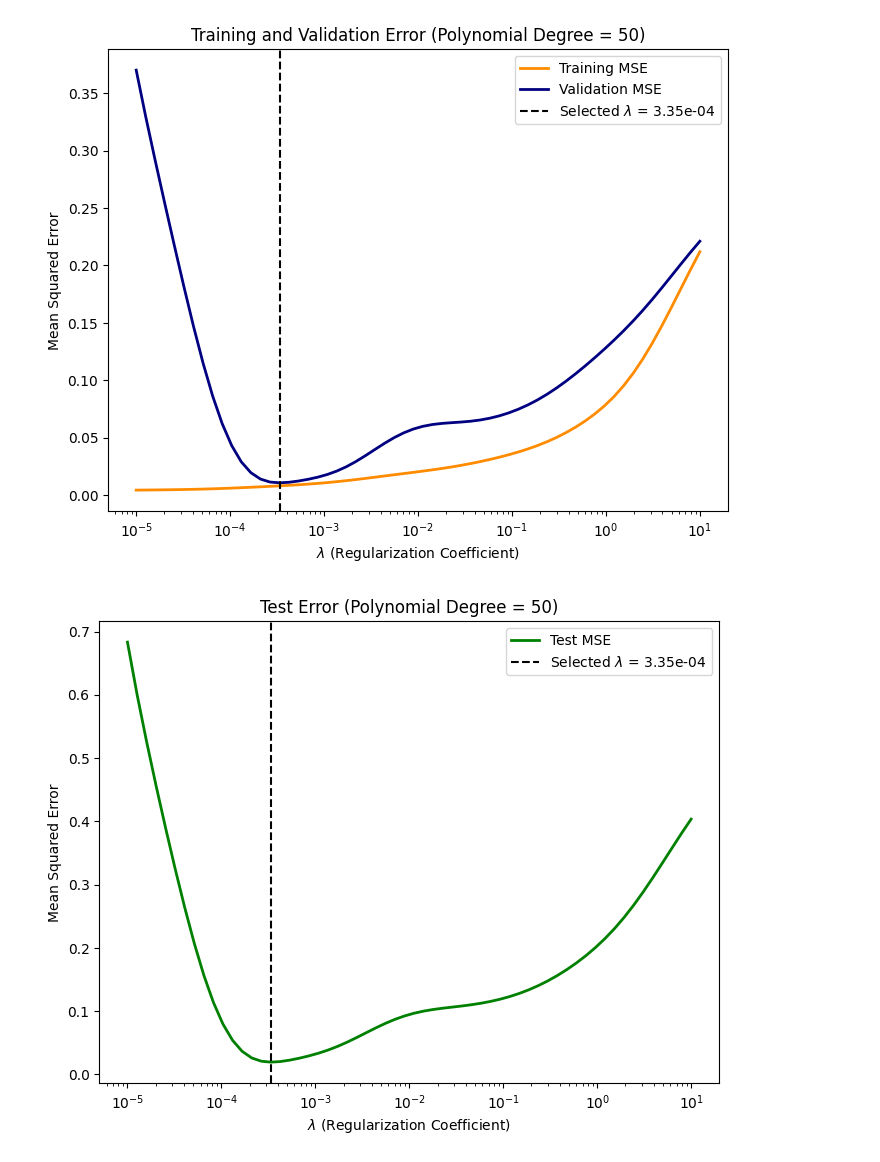
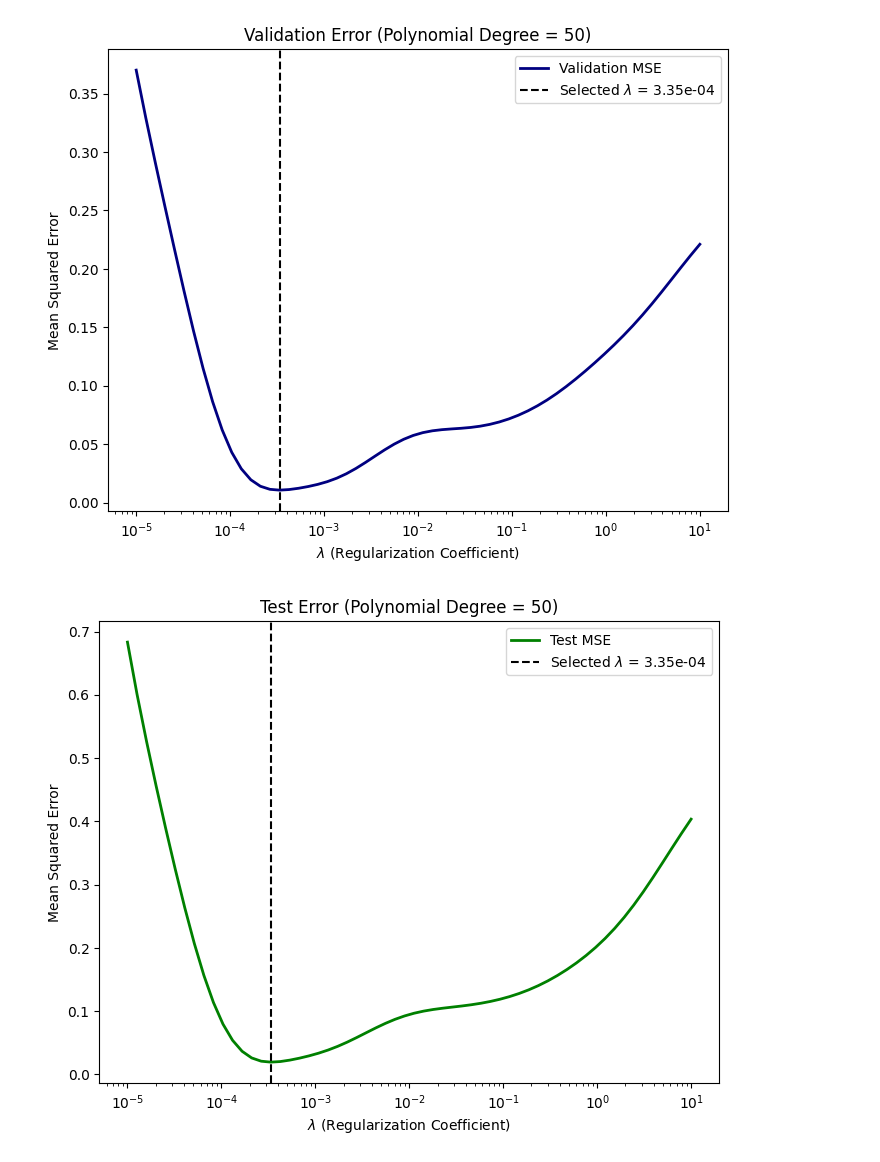
Before and after one commit to takeshi-teshima/lecture-supplement-material, a Jupyter notebook: Introduction-to-AI/01_09_validation_curve.ipynb, the cells around one changed output. Saved outputs shown, nothing was run; the diff lists cells and outputs as text; code cells hidden in the pictures.

```diff
--- a/Introduction-to-AI/01_09_validation_curve.ipynb
+++ b/Introduction-to-AI/01_09_validation_curve.ipynb
@@ -67,38 +67,39 @@ selected_lambda = lambdas[np.argmin(val_mse)]
 
 # Create a figure for training and validation error
 plt.figure(figsize=(8, 6))
-plt.title(f"Training and Validation Error (Polynomial Degree = {degree})")
+# plt.title(f"Training and Validation Error (Polynomial Degree = {degree})")
+plt.title(f"Validation Error (Polynomial Degree = {degree})")
 plt.xlabel(r"$\lambda$ (Regularization Coefficient)")
 plt.ylabel("Mean Squared Error")
 plt.xscale("log")
 
 # Plot training and validation MSE
-plt.plot(lambdas, train_mse, label="Training MSE", color="darkorange", lw=2)
+# plt.plot(lambdas, train_mse, label="Training MSE", color="darkorange", lw=2)
 plt.plot(lambdas, val_mse, label="Validation MSE", color="navy", lw=2)
 
 # Mark the Selected lambda
 plt.axvline(selected_lambda, linestyle="--", color="k",
             label=f"Selected $\\lambda$ = {selected_lambda:.2e}")
 
 plt.legend(loc="best")
 plt.show()
 
 # Create a separate figure for test error
 plt.figure(figsize=(8, 6))
 plt.title(f"Test Error (Polynomial Degree = {degree})")
 plt.xlabel(r"$\lambda$ (Regularization Coefficient)")
 plt.ylabel("Mean Squared Error")
 plt.xscale("log")
 
 # Plot test MSE
 plt.plot(lambdas, test_mse, label="Test MSE", color="green", lw=2)
 
 # Mark the selected lambda
 plt.axvline(selected_lambda, linestyle="--", color="k",
             label=f"Selected $\\lambda$ = {selected_lambda:.2e}")
 
 plt.legend(loc="best")
 plt.show()
 # %% [output]
-[figure, old version]
+[figure, new version]
 [figure]
```
Also changed, not shown: 2 other files.
